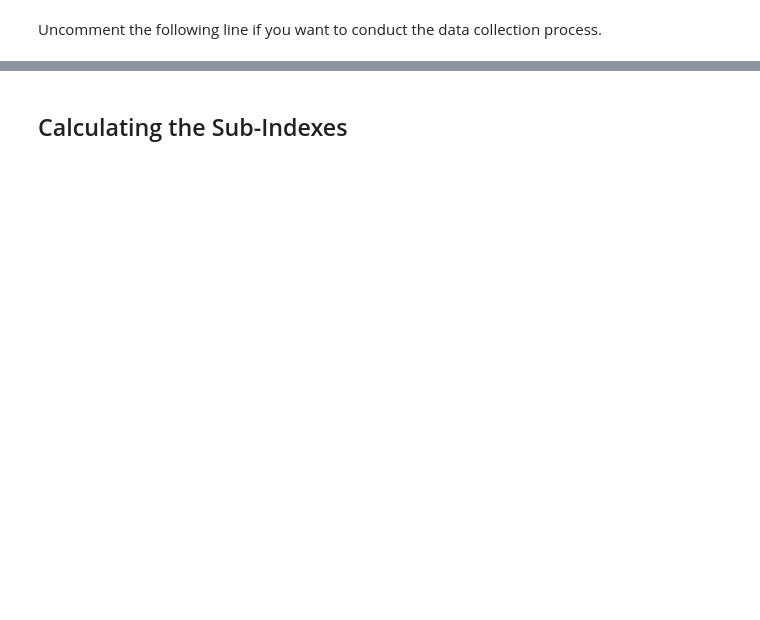
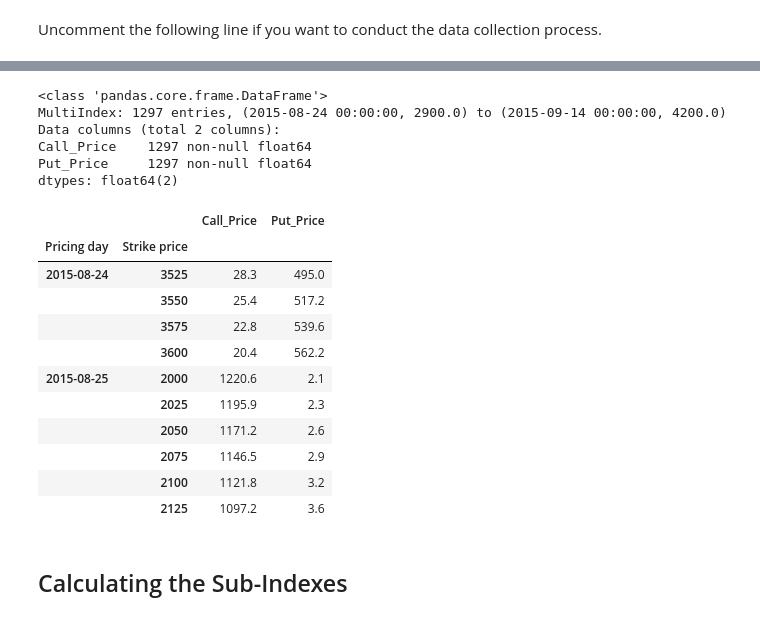
Before and after one commit to yhilpisch/eurexas, a Jupyter notebook: vstoxx/02_VSTOXX_Calculation.ipynb, the cells around one changed output, grey strips where cells are left out. Saved outputs shown, nothing was run; the diff lists cells and outputs as text; code cells hidden in the pictures; blank space fills up the shorter version.

```diff
--- a/vstoxx/02_VSTOXX_Calculation.ipynb
+++ b/vstoxx/02_VSTOXX_Calculation.ipynb
@@ -81,5 +138,28 @@ Feb15.info()
+# %%
+Nov15 = store['Nov15']
+Nov15.info()
+# %% [output]
+<class 'pandas.core.frame.DataFrame'>
+MultiIndex: 1297 entries, (2015-08-24 00:00:00, 2900.0) to (2015-09-14 00:00:00, 4200.0)
+Data columns (total 2 columns):
+Call_Price    1297 non-null float64
+Put_Price     1297 non-null float64
+dtypes: float64(2)
 # %%
-Feb15.ix[25:35]
+Nov15.ix[25:35]
+# %% [output]
+|  |  | Call_Price | Put_Price |
+| Pricing day | Strike price |  |  |
+| 2015-08-24 | 3525 | 28.3 | 495.0 |
+|  | 3550 | 25.4 | 517.2 |
+|  | 3575 | 22.8 | 539.6 |
+|  | 3600 | 20.4 | 562.2 |
+| 2015-08-25 | 2000 | 1220.6 | 2.1 |
+|  | 2025 | 1195.9 | 2.3 |
+|  | 2050 | 1171.2 | 2.6 |
+|  | 2075 | 1146.5 | 2.9 |
+|  | 2100 | 1121.8 | 3.2 |
+|  | 2125 | 1097.2 | 3.6 |
 # %%
 store.close()
 # %% [markdown]
```
Also changed, not shown: parts of 22 cells of this notebook, 1 other file.
